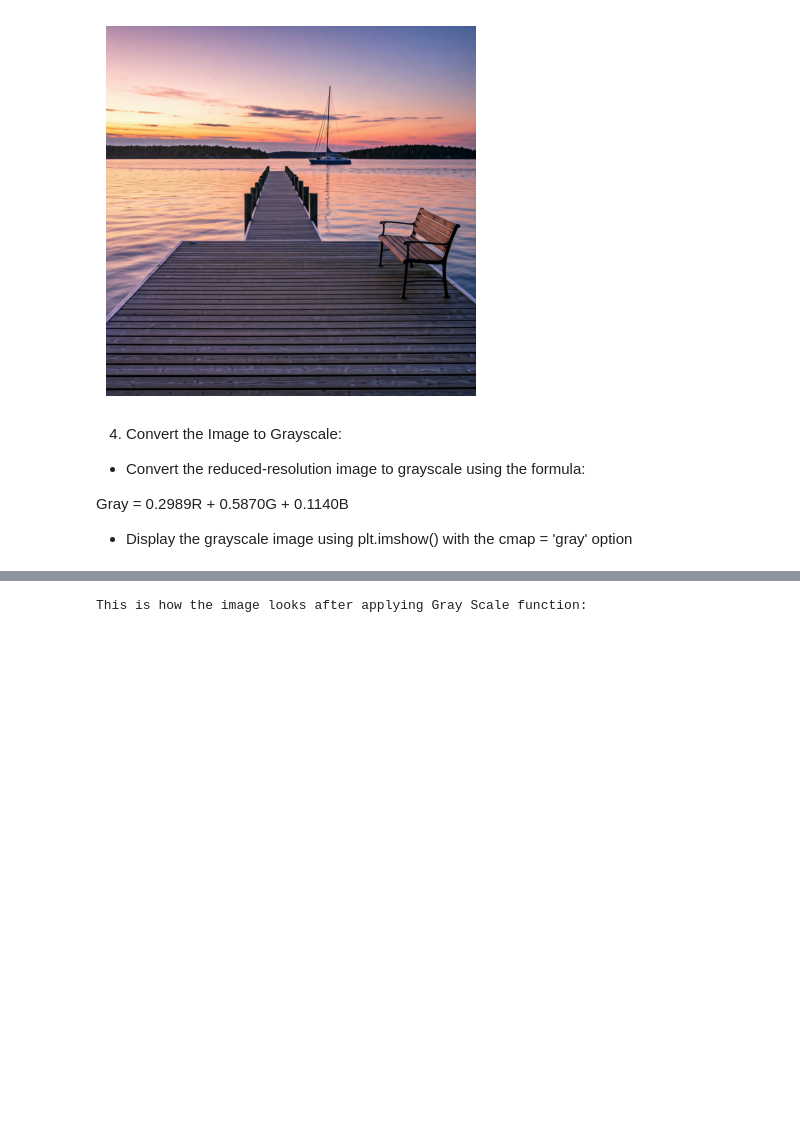
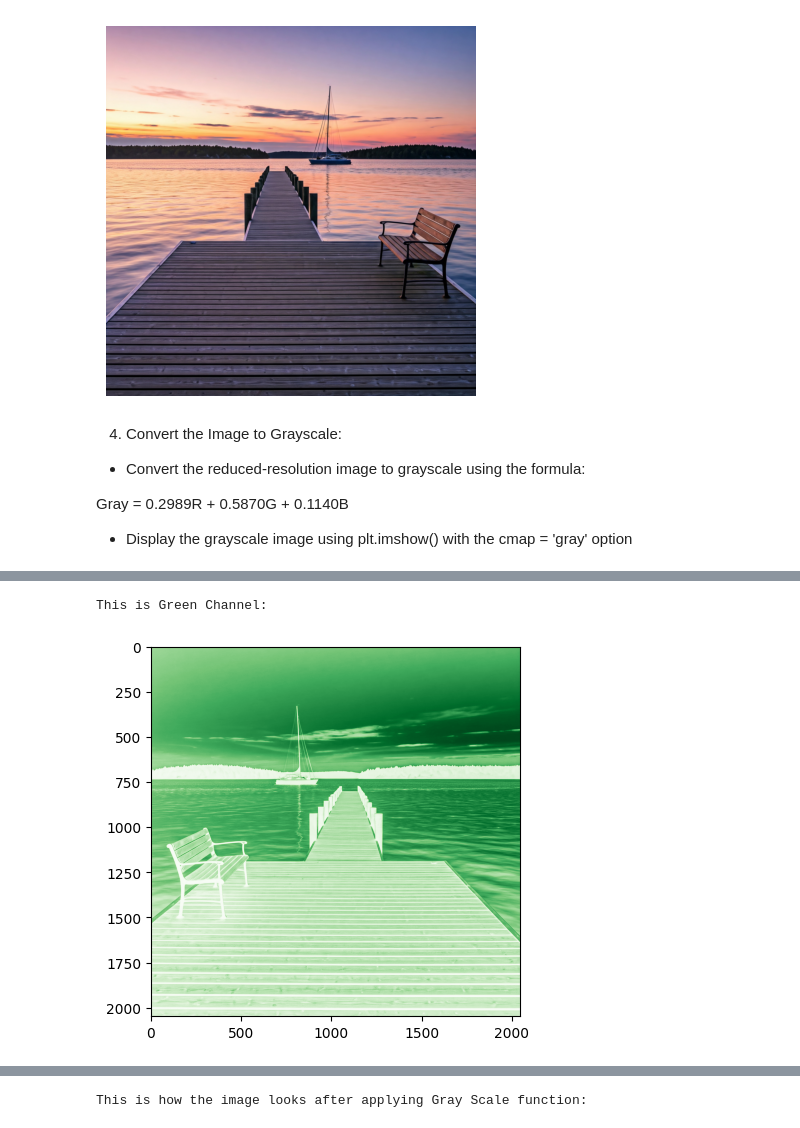
Before and after one commit to jelly-decoder28/poppy-june, a Jupyter notebook: MoreNumPyImageManipulation.ipynb, the cells around one changed output, grey strips where cells are left out. Saved outputs shown, nothing was run; the diff lists cells and outputs as text; code cells hidden in the pictures; blank space fills up the shorter version.

```diff
--- a/MoreNumPyImageManipulation.ipynb
+++ b/MoreNumPyImageManipulation.ipynb
@@ -89,0 +101,11 @@ Gray = 0.2989R + 0.5870G + 0.1140B
+# %%
+Red = photo[:, :, 0]
+Green = photo[:, :, 1]
+Blue = photo[:, :, 2]
+print("This is Green Channel:")
+print("")
+plt.imshow(Green, cmap='Greens')
+print("")
+# %% [output]
+This is Green Channel:
+[figure, added]
```
Also changed, not shown: parts of 5 cells of this notebook.
